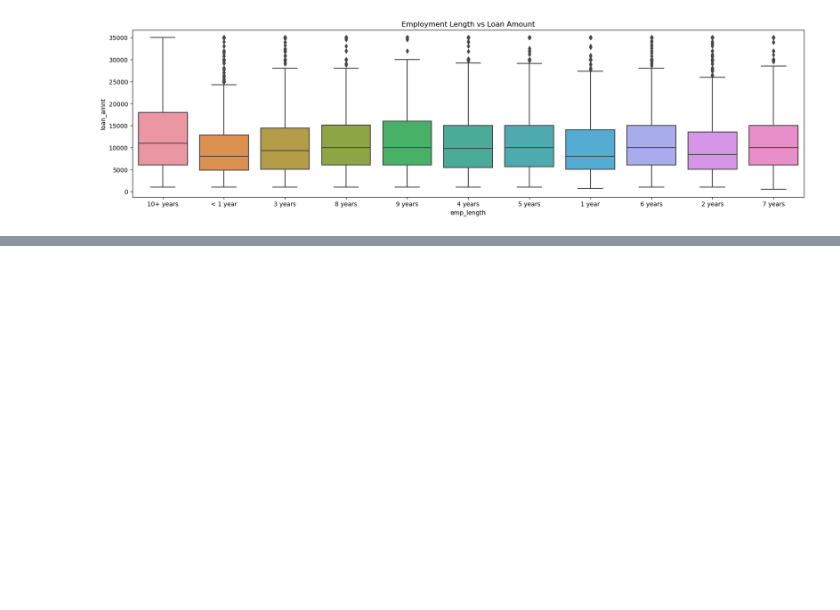
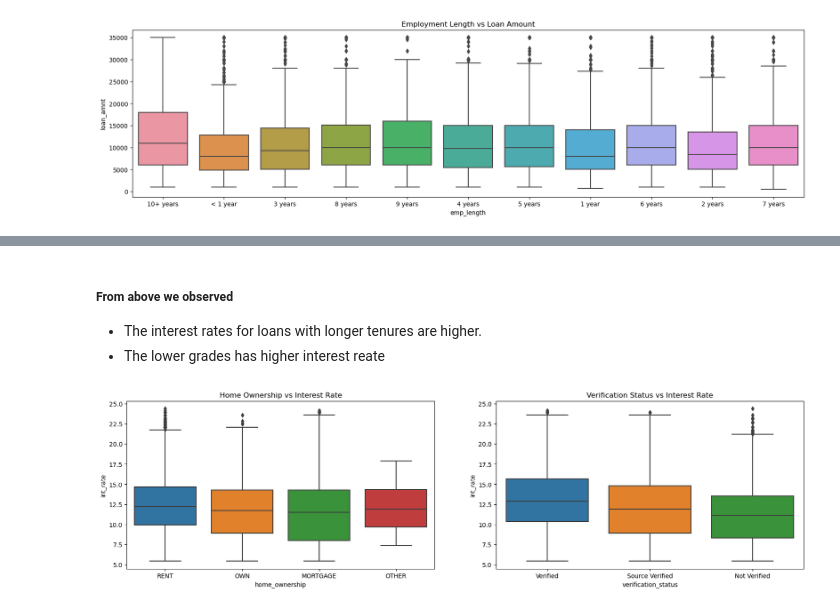
Before and after one commit to SanjayaKumarSahoo/lending-club-case-study, a Jupyter notebook: Group_Facilitator_Name.ipynb, the cells around one changed output, grey strips where cells are left out. Saved outputs shown, nothing was run; the diff lists cells and outputs as text; code cells hidden in the pictures; blank space fills up the shorter version.

```diff
--- a/Group_Facilitator_Name.ipynb
+++ b/Group_Facilitator_Name.ipynb
@@ -1048,0 +1062,15 @@ plt.show()
+# %% [markdown]
+##### From above we observed
+- The interest rates for loans with longer tenures are higher.
+- The lower grades has higher interest reate
+# %%
+plt.figure(figsize=(20,5))
+plt.subplot(121)
+sns.boxplot(x='home_ownership', y=loan.int_rate, data=loan)
+plt.title('Home Ownership vs Interest Rate')
+plt.subplot(122)
+plt.title('Verification Status vs Interest Rate')
+sns.boxplot(x='verification_status', y=loan.int_rate, order = (loan.verification_status.unique()).sort(), data=loan)
+plt.show()
+# %% [output]
+[figure, added]
```
Also changed, not shown: parts of 53 cells of this notebook.
